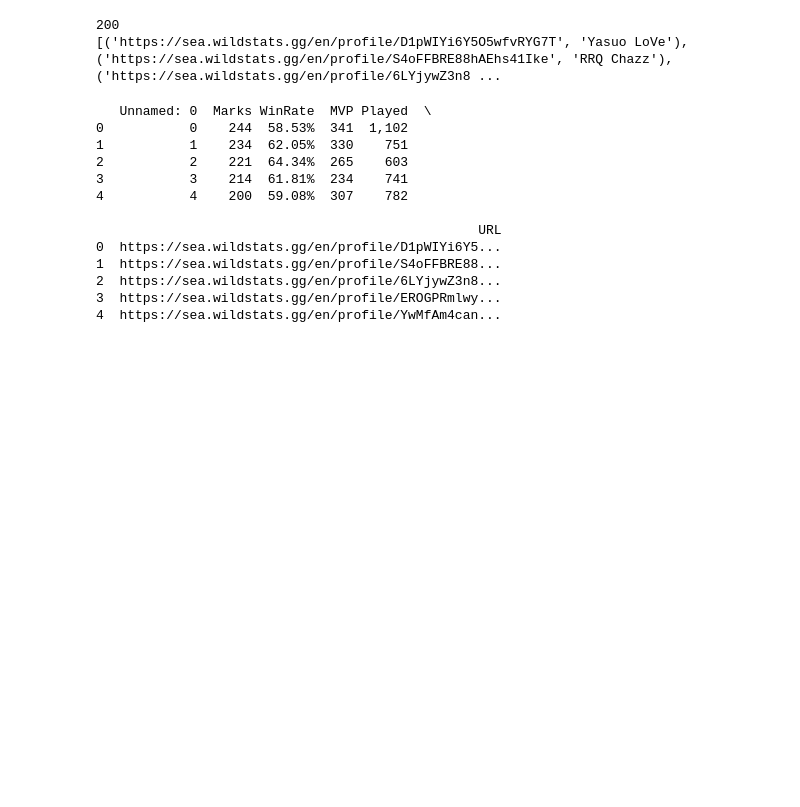
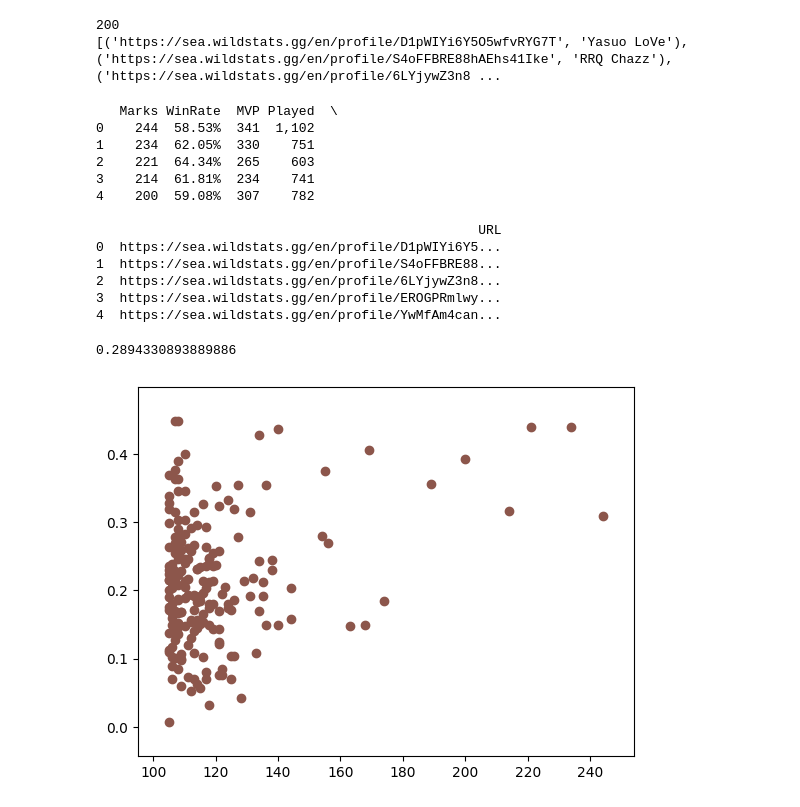
Before and after one commit to changchiyou/WildRiftResearch, a Jupyter notebook: MVP_WinRate_Marks.ipynb, the cells around one changed output. Saved outputs shown, nothing was run; the diff lists cells and outputs as text; code cells hidden in the pictures; blank space fills up the shorter version.

Commit message:
feat: plot as image

```diff
--- a/MVP_WinRate_Marks.ipynb
+++ b/MVP_WinRate_Marks.ipynb
@@ -79,18 +83,18 @@ if not exists(file_name):
 
     df = pd.DataFrame(challenger_datas, columns=['Marks', 'WinRate', 'MVP', 'Played', 'URL'])
 
-    df.to_csv(file_name)
+    df.to_csv(file_name, index=False)
 else:
     df = pd.read_csv(file_name)
 # %%
 print(df.head())
 # %% [output]
-   Unnamed: 0  Marks WinRate  MVP Played  \
-0           0    244  58.53%  341  1,102
-1           1    234  62.05%  330    751
-2           2    221  64.34%  265    603
-3           3    214  61.81%  234    741
-4           4    200  59.08%  307    782
+   Marks WinRate  MVP Played  \
+0    244  58.53%  341  1,102
+1    234  62.05%  330    751
+2    221  64.34%  265    603
+3    214  61.81%  234    741
+4    200  59.08%  307    782
 
                                                  URL
 0  https://sea.wildstats.gg/en/profile/D1pWIYi6Y5...
@@ -98,3 +102,8 @@ print(df.head())
 2  https://sea.wildstats.gg/en/profile/6LYjywZ3n8...
 3  https://sea.wildstats.gg/en/profile/EROGPRmlwy...
 4  https://sea.wildstats.gg/en/profile/YwMfAm4can...
+# %%
+df['Marks'] = df['Marks'].astype('int')
+df['WinRate'] = df['WinRate'].str.rstrip('%').astype('float')
+df['MVP'] = df['MVP'].astype('int')
+df['Played'] = df['Played'].astype('str').str.replace(',', '').astype('int')
@@ -100,0 +114,17 @@ print(df.head())
+# %%
+x = df['Marks']
+y = df['MVP'] / df['Played']
+
+print(np.corrcoef(x, y)[0, 1])
+
+fig, ax = plt.subplots()
+
+ax.set_xlim((x.min()-10, x.max()+10))
+ax.set_ylim((y.min()-0.05, y.max()+0.05))
+
+ax.plot(x, y, 'o', color='tab:brown')
+
+plt.show()
+# %% [output]
+0.2894330893889886
+[figure, added]
```
Also changed, not shown: parts of 3 cells of this notebook, 1 other file.
